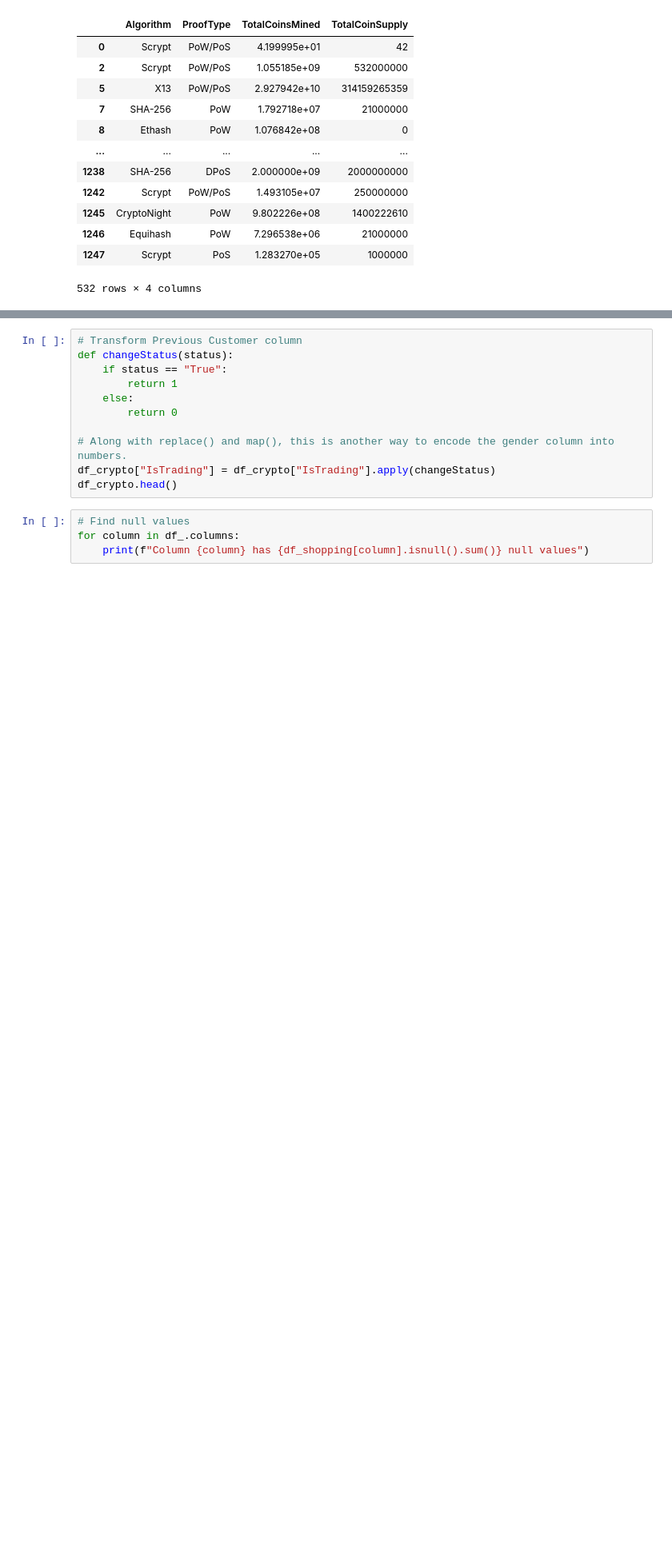
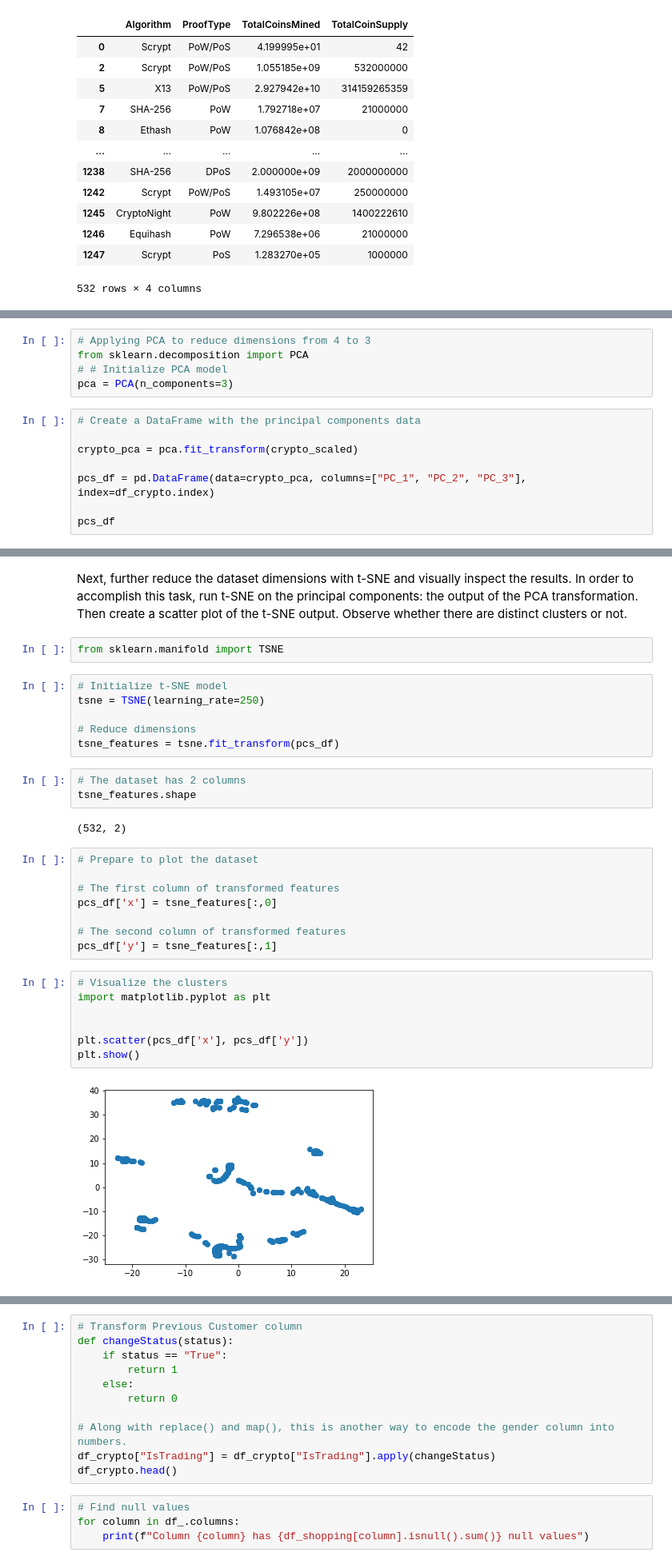
Before and after one commit to RShailza/Unsupervised-Machine-Learning, a Jupyter notebook: CryptoCompare.ipynb, the cells around one changed output, grey strips where cells are left out. Shown at 80% size. Cells and saved outputs as stored; diff of their text form; blank space fills up the shorter version.

```diff
--- a/CryptoCompare.ipynb
+++ b/CryptoCompare.ipynb
@@ -213,0 +226,13 @@ array([[ 3.76459118e-01,  8.91356555e-01, -1.17108170e-01,
+# %%
+# Applying PCA to reduce dimensions from 4 to 3
+from sklearn.decomposition import PCA
+# # Initialize PCA model
+pca = PCA(n_components=3)
+# %%
+# Create a DataFrame with the principal components data
+
+crypto_pca = pca.fit_transform(crypto_scaled)
+
+pcs_df = pd.DataFrame(data=crypto_pca, columns=["PC_1", "PC_2", "PC_3"], index=df_crypto.index)
+
+pcs_df
@@ -213,0 +299,32 @@ array([[ 3.76459118e-01,  8.91356555e-01, -1.17108170e-01,
+# %% [markdown]
+Next, further reduce the dataset dimensions with t-SNE and visually inspect the results. In order to accomplish this task, run t-SNE on the principal components: the output of the PCA transformation. Then create a scatter plot of the t-SNE output. Observe whether there are distinct clusters or not.
+# %%
+from sklearn.manifold import TSNE
+# %%
+# Initialize t-SNE model
+tsne = TSNE(learning_rate=250)
+
+# Reduce dimensions
+tsne_features = tsne.fit_transform(pcs_df)
+# %%
+# The dataset has 2 columns
+tsne_features.shape
+# %% [output]
+(532, 2)
+# %%
+# Prepare to plot the dataset
+
+# The first column of transformed features
+pcs_df['x'] = tsne_features[:,0]
+
+# The second column of transformed features
+pcs_df['y'] = tsne_features[:,1]
+# %%
+# Visualize the clusters
+import matplotlib.pyplot as plt
+
+
+plt.scatter(pcs_df['x'], pcs_df['y'])
+plt.show()
+# %% [output]
+[figure, added]
```
Also changed, not shown: parts of 26 cells of this notebook.
